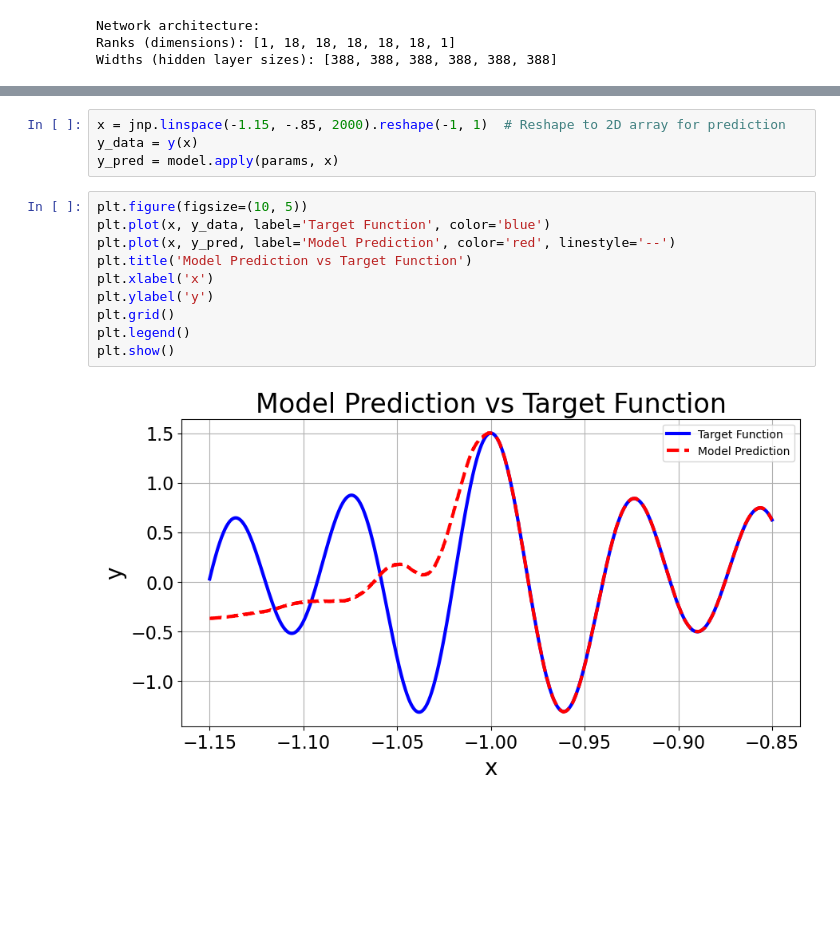
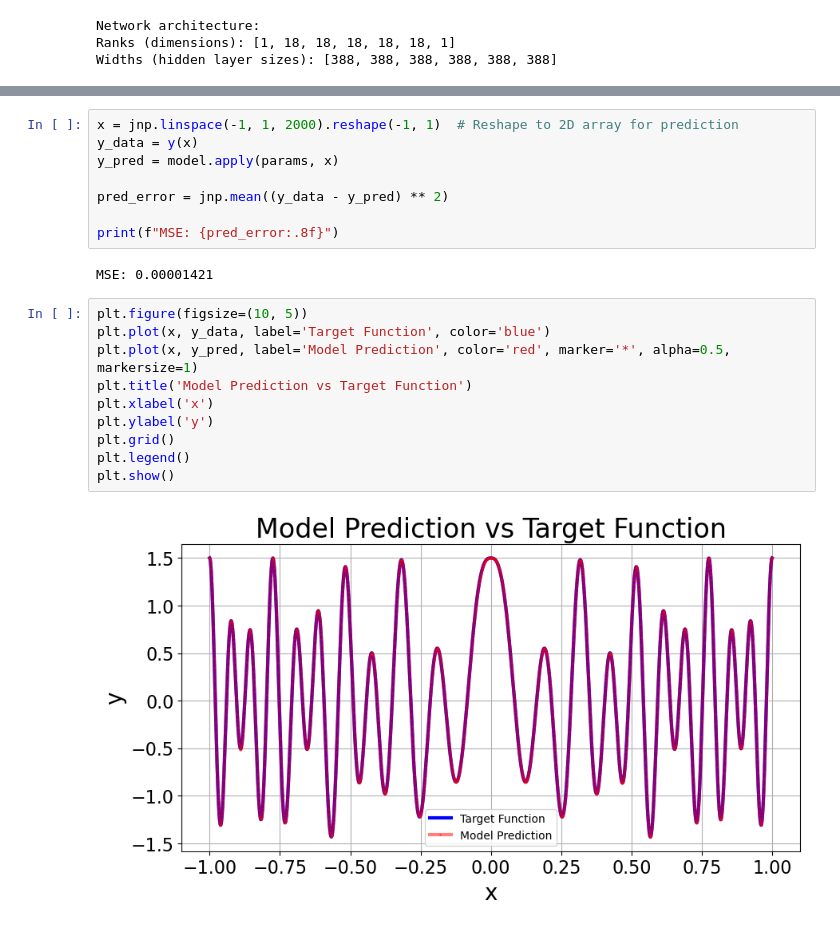
Before and after one commit to SebasGutHdz/MMNN, a Jupyter notebook: test.ipynb, the cells around one changed output, grey strips where cells are left out. Saved outputs shown, nothing was run; the diff lists cells and outputs as text; blank space fills up the shorter version.

Commit message:
update plots

```diff
--- a/test.ipynb
+++ b/test.ipynb
@@ -92,18 +92,24 @@ Epoch 2001/5000, Training Loss: 0.0000, Validation Loss: 0.0000
 Epoch 2501/5000, Training Loss: 0.0000, Validation Loss: 0.0000
 ... (10 outputs left out)
 # %%
-x = jnp.linspace(-1.15, -.85, 2000).reshape(-1, 1)  # Reshape to 2D array for prediction
+x = jnp.linspace(-1, 1, 2000).reshape(-1, 1)  # Reshape to 2D array for prediction
 y_data = y(x)
 y_pred = model.apply(params, x)
+
+pred_error = jnp.mean((y_data - y_pred) ** 2)
+
+print(f"MSE: {pred_error:.8f}")
+# %% [output]
+MSE: 0.00001421
 # %%
 plt.figure(figsize=(10, 5))
 plt.plot(x, y_data, label='Target Function', color='blue')
-plt.plot(x, y_pred, label='Model Prediction', color='red', linestyle='--')
+plt.plot(x, y_pred, label='Model Prediction', color='red', marker='*', alpha=0.5, markersize=1)
 plt.title('Model Prediction vs Target Function')
 plt.xlabel('x')
 plt.ylabel('y')
 plt.grid()
 plt.legend()
 plt.show()
 # %% [output]
-[figure, old version]
+[figure, new version]
```
Also changed, not shown: parts of 1 cell of this notebook.
